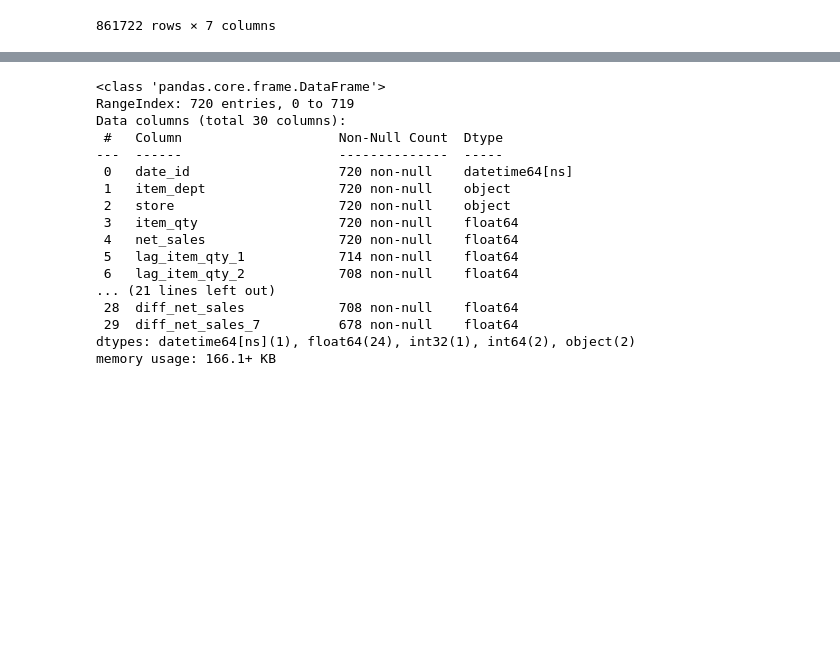
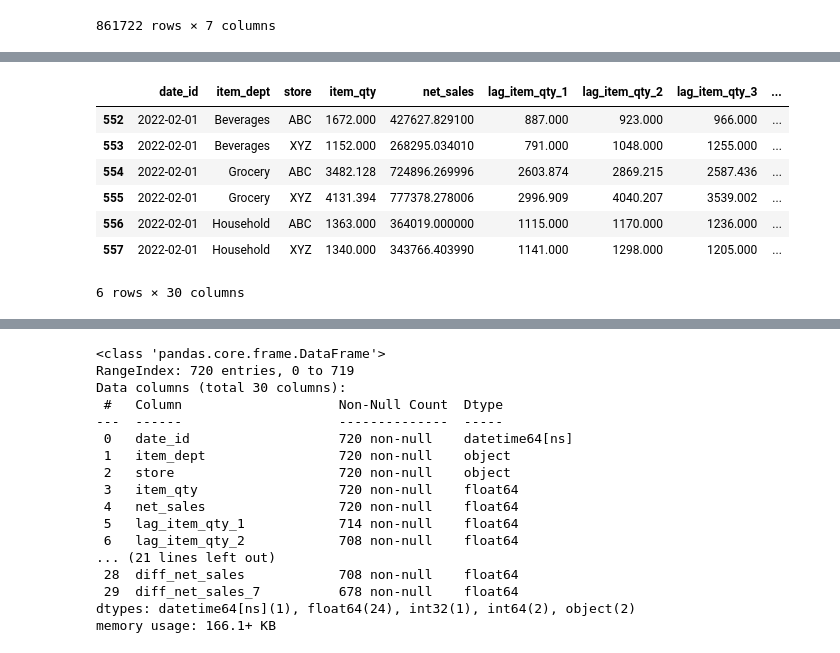
Before and after one commit to Vaseekaran-V/ML_CW, a Jupyter notebook: src/notebooks/modeling_train_test.ipynb, the cells around one changed output, grey strips where cells are left out. Drawn from its saved outputs; the diff is of its cells as text; code cells hidden in the pictures; blank space fills up the shorter version.

```diff
--- a/src/notebooks/modeling_train_test.ipynb
+++ b/src/notebooks/modeling_train_test.ipynb
@@ -86,0 +144,11 @@ preprocessed_full_df = data_preprocess.preprocess_data(df=full_df, num_lags=3, r
+# %%
+preprocessed_full_df[preprocessed_full_df['date_id'] == '2022-02-01']
+# %% [output]
+|  | date_id | item_dept | store | item_qty | net_sales | lag_item_qty_1 | lag_item_qty_2 | lag_item_qty_3 | ... |
+| 552 | 2022-02-01 | Beverages | ABC | 1672.000 | 427627.829100 | 887.000 | 923.000 | 966.000 | ... |
+| 553 | 2022-02-01 | Beverages | XYZ | 1152.000 | 268295.034010 | 791.000 | 1048.000 | 1255.000 | ... |
+| 554 | 2022-02-01 | Grocery | ABC | 3482.128 | 724896.269996 | 2603.874 | 2869.215 | 2587.436 | ... |
+| 555 | 2022-02-01 | Grocery | XYZ | 4131.394 | 777378.278006 | 2996.909 | 4040.207 | 3539.002 | ... |
+| 556 | 2022-02-01 | Household | ABC | 1363.000 | 364019.000000 | 1115.000 | 1170.000 | 1236.000 | ... |
+| 557 | 2022-02-01 | Household | XYZ | 1340.000 | 343766.403990 | 1141.000 | 1298.000 | 1205.000 | ... |
+6 rows × 30 columns
```
Also changed, not shown: parts of 12 cells of this notebook.
